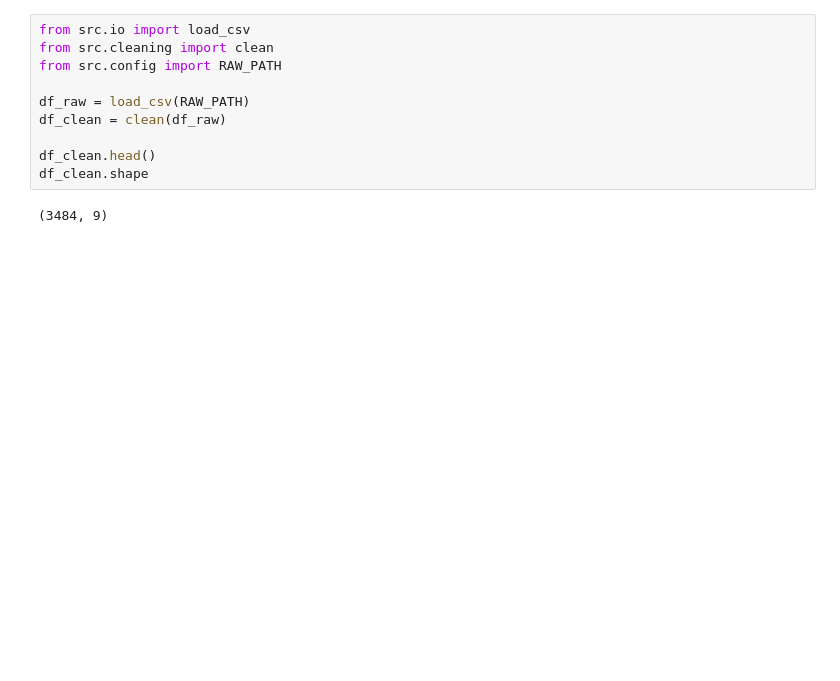
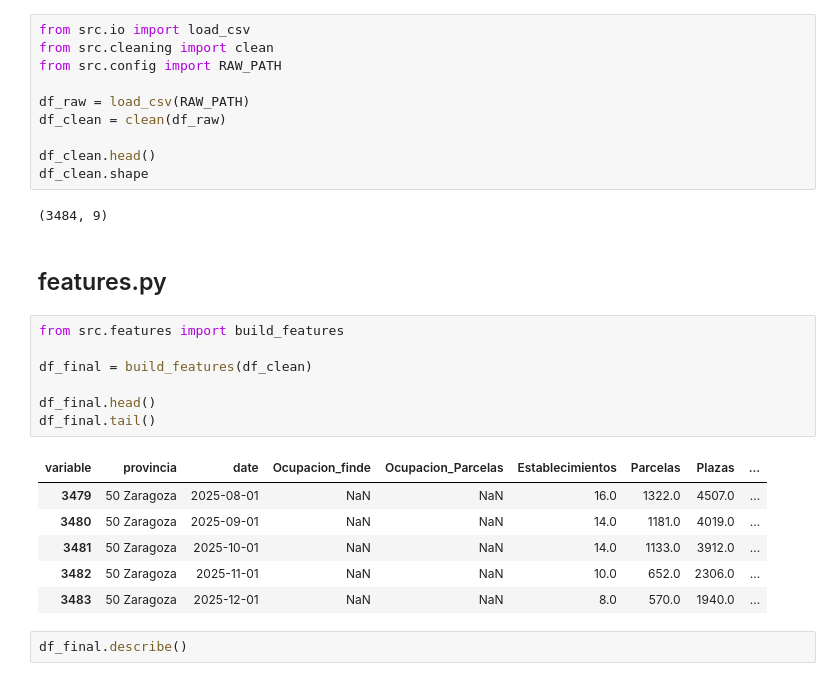
Before and after one commit to davidpargaa/proyecto1_DS_IA, a Jupyter notebook: notebooks/eda.ipynb, the cells around one changed output. Saved outputs shown, nothing was run; the diff lists cells and outputs as text; blank space fills up the shorter version.

```diff
--- a/notebooks/eda.ipynb
+++ b/notebooks/eda.ipynb
@@ -273,3 +256,21 @@ df_clean.head()
 df_clean.shape
 # %% [output]
 (3484, 9)
+# %% [markdown]
+## features.py
+# %%
+from src.features import build_features
+
+df_final = build_features(df_clean)
+
+df_final.head()
+df_final.tail()
+# %% [output]
+| variable | provincia | date | Ocupacion_finde | Ocupacion_Parcelas | Establecimientos | Parcelas | Plazas | ... |
+| 3479 | 50 Zaragoza | 2025-08-01 | NaN | NaN | 16.0 | 1322.0 | 4507.0 | ... |
+| 3480 | 50 Zaragoza | 2025-09-01 | NaN | NaN | 14.0 | 1181.0 | 4019.0 | ... |
+| 3481 | 50 Zaragoza | 2025-10-01 | NaN | NaN | 14.0 | 1133.0 | 3912.0 | ... |
+| 3482 | 50 Zaragoza | 2025-11-01 | NaN | NaN | 10.0 | 652.0 | 2306.0 | ... |
+| 3483 | 50 Zaragoza | 2025-12-01 | NaN | NaN | 8.0 | 570.0 | 1940.0 | ... |
+# %%
+df_final.describe()
```
Also changed, not shown: parts of 11 cells of this notebook.
